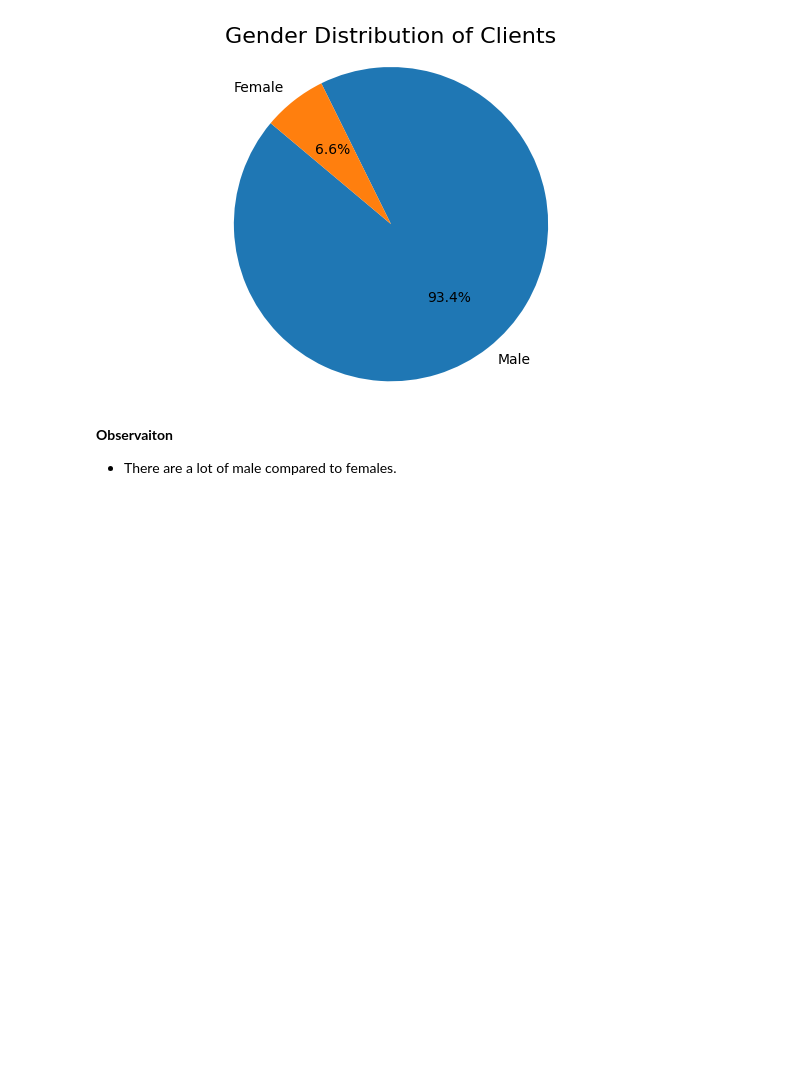
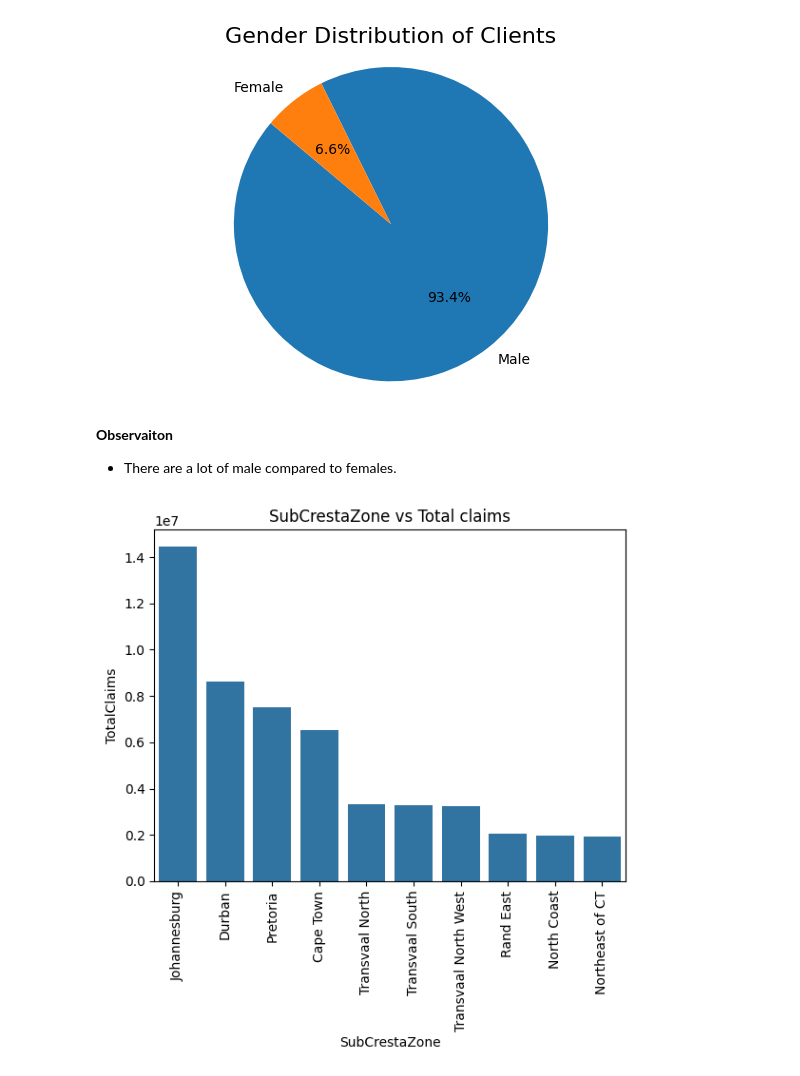
Before and after one commit to Yosef-ft/Insurance_Analysis, a Jupyter notebook: notebook/EDA.ipynb, the cells around one changed output. Drawn from its saved outputs; the diff is of its cells as text; code cells hidden in the pictures; blank space fills up the shorter version.

Commit message:
Added more plots to the EDA notebook

```diff
--- a/notebook/EDA.ipynb
+++ b/notebook/EDA.ipynb
@@ -436,3 +436,10 @@ plotting.gender_distibution()
 # %% [markdown]
 **Observaiton**
 - There are a lot of male compared to females.
+# %%
+# TotalClaims per SubCrestaZone
+sns.barplot(data.groupby(by='SubCrestaZone')['TotalClaims'].sum().sort_values(ascending=False).head(10))
+plt.title('SubCrestaZone vs Total claims')
+plt.xticks(rotation=90);
+# %% [output]
+[figure, added]
```
Also changed, not shown: parts of 7 cells of this notebook.
